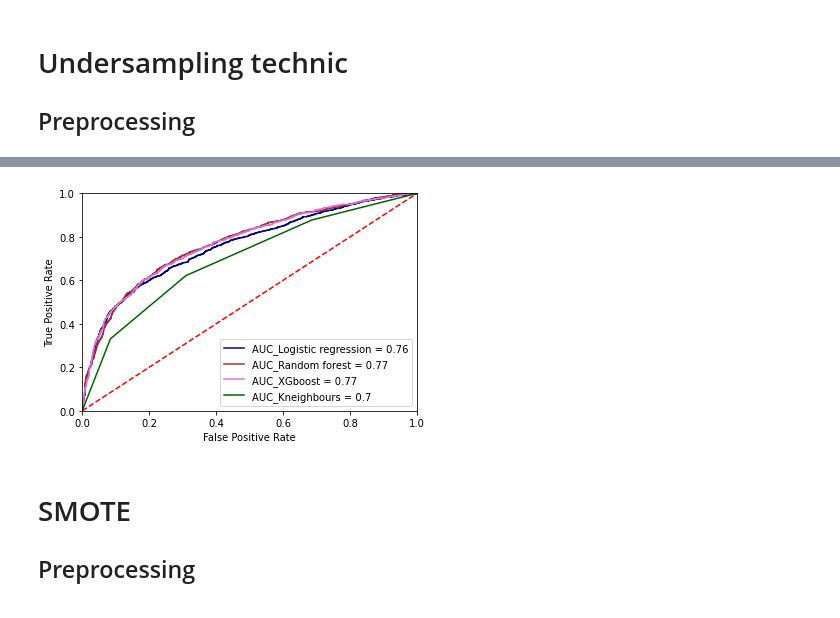
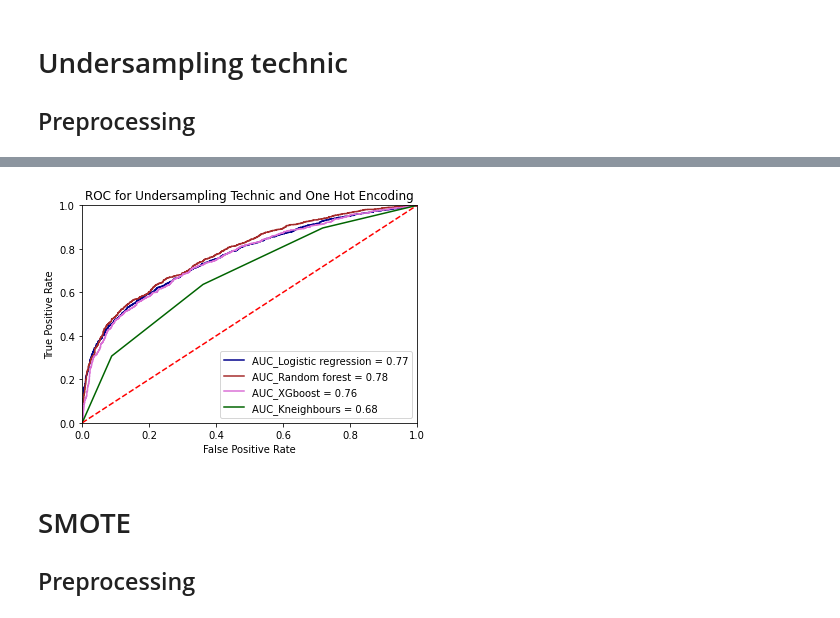
Before and after one commit to somayehY/CreditDefaultPrediction, a Jupyter notebook: CreditDefaultPrediction_DataWrangling.ipynb, the cells around one changed output, grey strips where cells are left out. Cells and saved outputs as stored; diff of their text form; code cells hidden in the pictures.

```diff
--- a/CreditDefaultPrediction_DataWrangling.ipynb
+++ b/CreditDefaultPrediction_DataWrangling.ipynb
@@ -614,7 +650,7 @@ def roc_auc_curve(y_test, probs):
 # %%
 clfs = [
     {'model_name': 'Logistic regression', 'Model': LogisticRegression(random_state=42), 'Parameters': {'classifier__C': [0.01, 0.1, 1, 10, 100], 'classifier__penalty' : ['l2']}},
-    {'model_name': 'Random forest', 'Model': RandomForestClassifier(random_state=42), 'Parameters': {'classifier__max_depth': [7, 8, 9],'classifier__n_estimators': [60, 80, 100], 'classifier__max_features': [7, 8]}},
-    {'model_name': 'XGboost', 'Model': XGBClassifier(random_state=42), 'Parameters': {'classifier__learning_rate': [.2, 0.1], 'classifier__max_depth': [6, 9, 11], 'classifier__n_estimators': [60, 80, 100], 'classifier__eval_metric':['mlogloss']}},
+    {'model_name': 'Random forest', 'Model': RandomForestClassifier(random_state=42), 'Parameters': {'classifier__max_depth': [7, 8, 9],'classifier__n_estimators': [60, 80], 'classifier__max_features': [7, 8]}},
+    {'model_name': 'XGboost', 'Model': XGBClassifier(random_state=42), 'Parameters': {'classifier__learning_rate': [.2, 0.5], 'classifier__max_depth': [6, 9, 11], 'classifier__eval_metric':['mlogloss']}},
     {'model_name': 'Kneighbours', 'Model': KNeighborsClassifier(),'Parameters':{'classifier__n_neighbors' :[2,3], 'classifier__algorithm': ['auto', 'ball_tree']}}
 ]
@@ -625,26 +657,7 @@ for clf in clfs:
-# %%
-probs = {}
-for clf in clfs:
-    probs[clf['model_name']] = preprocess_model(clf['Model'], clf['Parameters'], X_train, y_train, X_test, y_test)
-
-fig, ax = plt.subplots()
-colors = ['darkblue', 'brown', 'orchid', 'darkgreen']
-i = 0
-for item in probs:
-    FalsePositiveRate, TruePositiveRate, threshold, roc_auc = roc_auc_curve(y_test, probs[item])
-    label = 'AUC_'+ item +' = '
-    "{}{}".format(label, round(roc_auc,2))
-    plt.plot(FalsePositiveRate, TruePositiveRate, color=colors[i], label =  "{}{}".format(label, round(roc_auc,2)))
-    i += 1
-plt.legend(loc = 'lower right')
-plt.plot([0, 1], [0, 1],'r--')
-plt.xlim([0, 1])
-plt.ylim([0, 1])
-plt.ylabel('True Positive Rate')
-plt.xlabel('False Positive Rate')
-plt.show()
-# %% [output]
-[figure, removed]
+# %%
+total(clfs, 'ROC for Undersampling Technic and One Hot Encoding')
+# %% [output]
+[figure, added]
 # %% [markdown]
 # SMOTE
 ## Preprocessing
```
Also changed, not shown: parts of 28 cells of this notebook.
